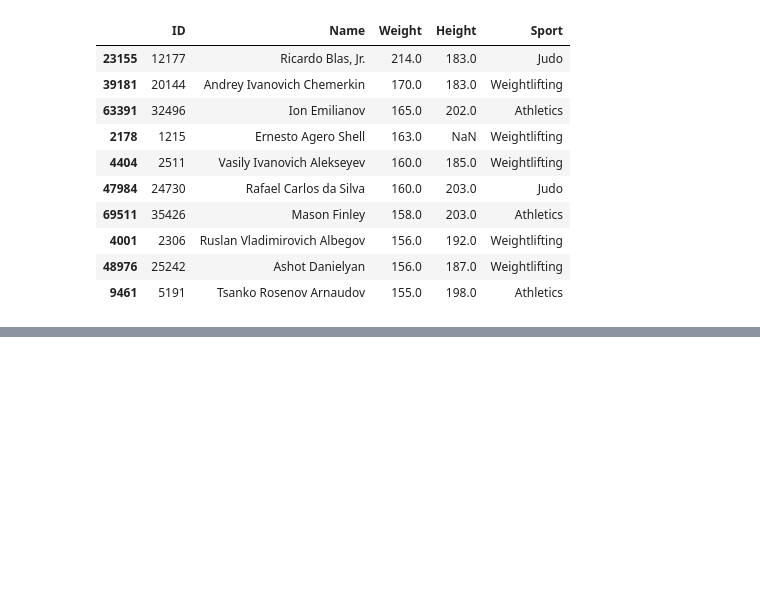
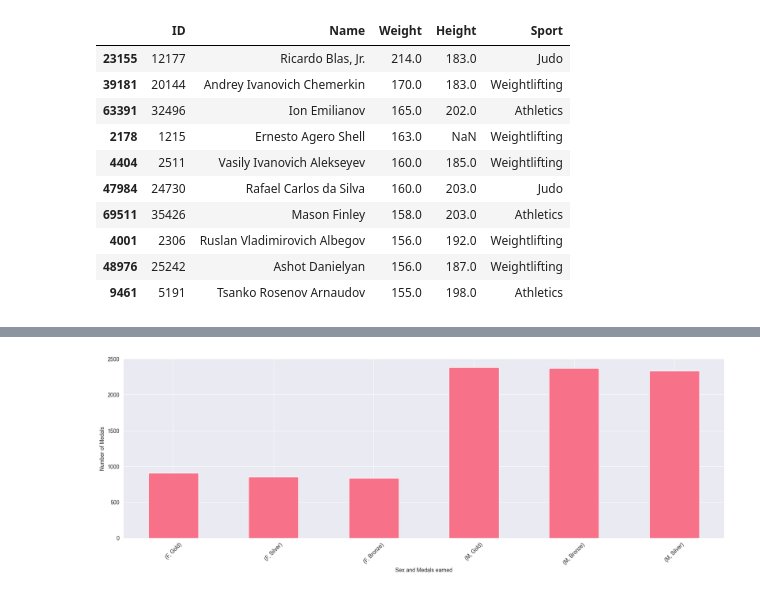
Before and after one commit to dobrywilczurek/Olympic_data_EAD, a Jupyter notebook: Olympic_eda.ipynb, the cells around one changed output, grey strips where cells are left out. Saved outputs shown, nothing was run; the diff lists cells and outputs as text; code cells hidden in the pictures; blank space fills up the shorter version.

```diff
--- a/Olympic_eda.ipynb
+++ b/Olympic_eda.ipynb
@@ -435,0 +444,3 @@ top_10_heaviest_athletes
+# %%
+medals_by_sex = data.groupby("Sex")["Medal"].value_counts()
+medals_by_sex
@@ -435,0 +456,8 @@ top_10_heaviest_athletes
+# %%
+medals_by_sex.plot(kind='bar', figsize=(20,6))
+plt.xticks(rotation=45)
+plt.xlabel("Sex and Medals earned")
+plt.ylabel("Number of Medals")
+plt.show()
+# %% [output]
+[figure, added]
```
Also changed, not shown: parts of 2 cells of this notebook.
